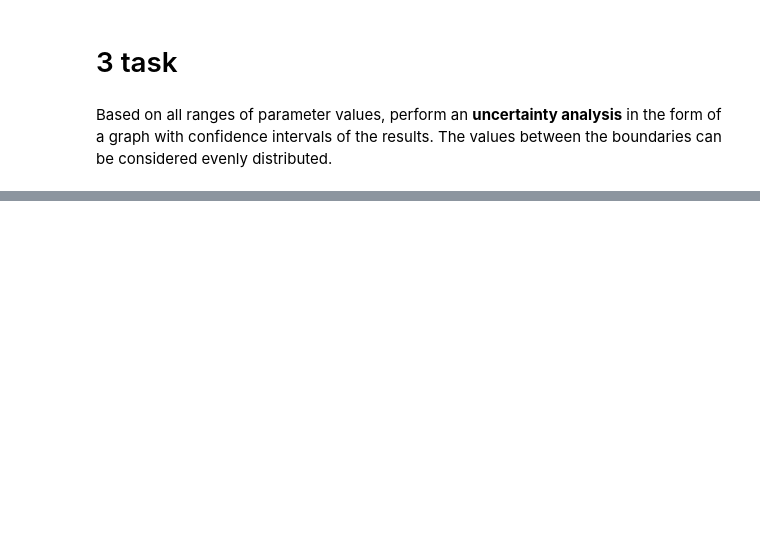
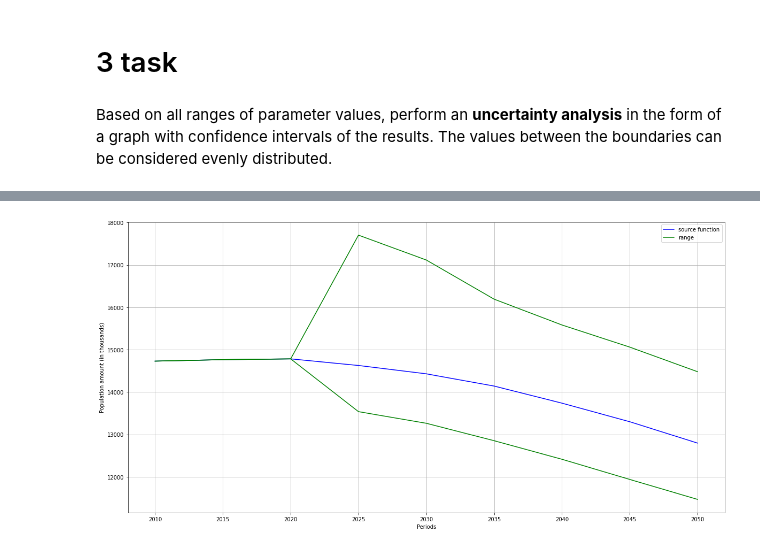
Before and after one commit to bogya345/DiscModel_labs, a Jupyter notebook: lab2.ipynb, the cells around one changed output, grey strips where cells are left out. Drawn from its saved outputs; the diff is of its cells as text; code cells hidden in the pictures; blank space fills up the shorter version.

```diff
--- a/lab2.ipynb
+++ b/lab2.ipynb
@@ -495,10 +606,0 @@ Based on all ranges of parameter values, perform an **uncertainty analysis** in
-# %%
-# Generate samples
-param_values = saltelli.sample(problem, 1000)
-
-# Run model (example)
-Y = Evaluate(param_values)
-print('evaluate passed')
-
-# Perform analysis
-Si = sobol.analyze(problem, Y, print_to_console=True)
@@ -528,0 +659,22 @@ r2025
+# %%
+plt.figure(1, figsize=(20, 10))
+# plt.title(title.format(sex, year))
+plt.title('')
+
+plt.plot(dp.Popularity.values.tolist()[:], color='b')
+plt.plot([*dp.Popularity.values.tolist()[:3], min(Y['2025']), min(Y['2030']),
+         min(Y['2035']), min(Y['2040']), min(Y['2045']), min(Y['2050'])], color='g')
+plt.plot([*dp.Popularity.values.tolist()[:3], max(Y['2025']), max(Y['2030']),
+         max(Y['2035']), max(Y['2040']), max(Y['2045']), max(Y['2050'])], color='g')
+# plt.plot(pred_population.Population.values.tolist(), color='g')
+
+plt.xlabel('Periods')
+plt.xticks(range(0, len(dp.Reference_date)), dp.Reference_date)
+
+plt.ylabel('Population amount (in thousands)')
+
+plt.legend(['source function', 'range'])
+plt.grid()
+plt.show()
+# %% [output]
+[figure, added]
```
Also changed, not shown: parts of 27 cells of this notebook.
